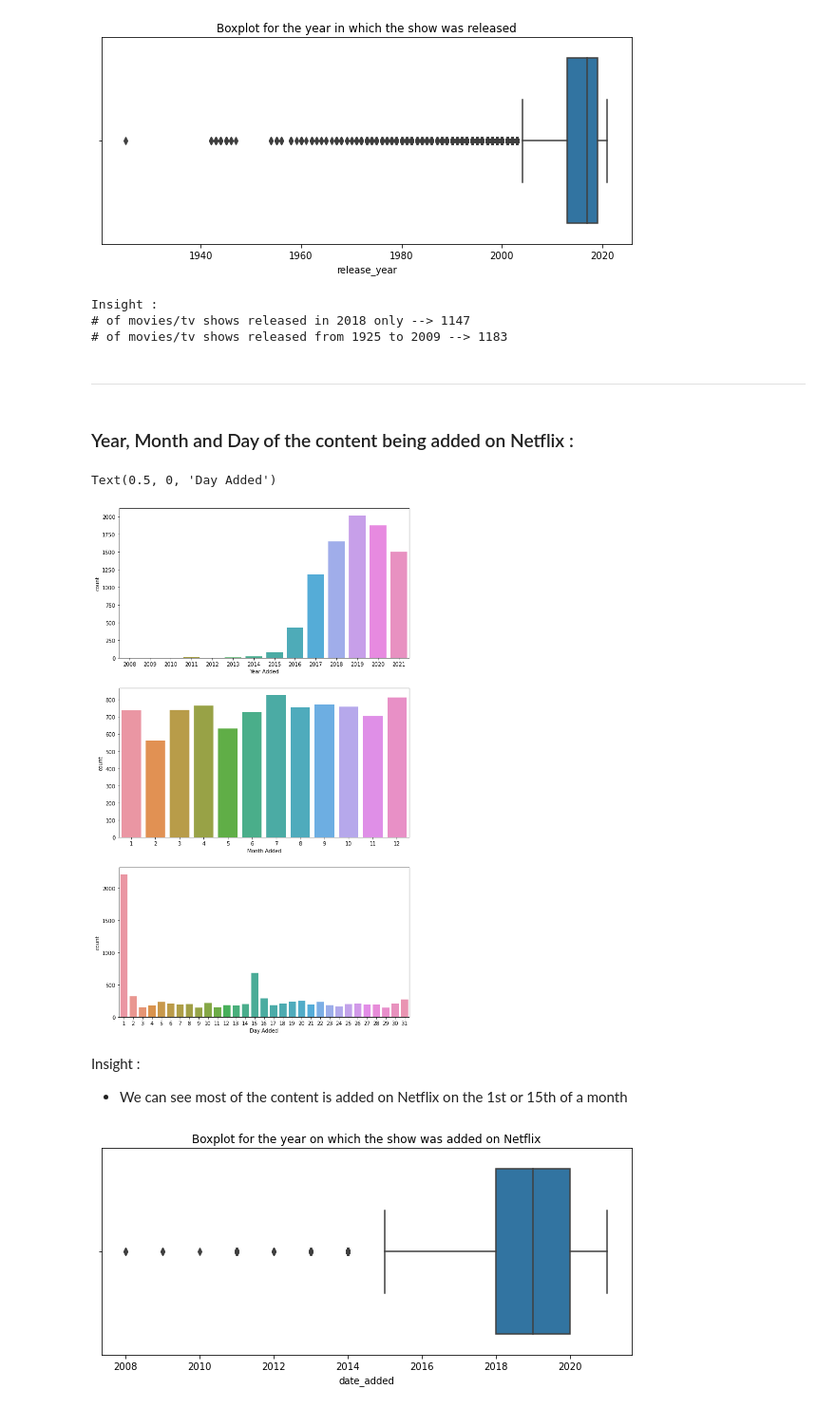
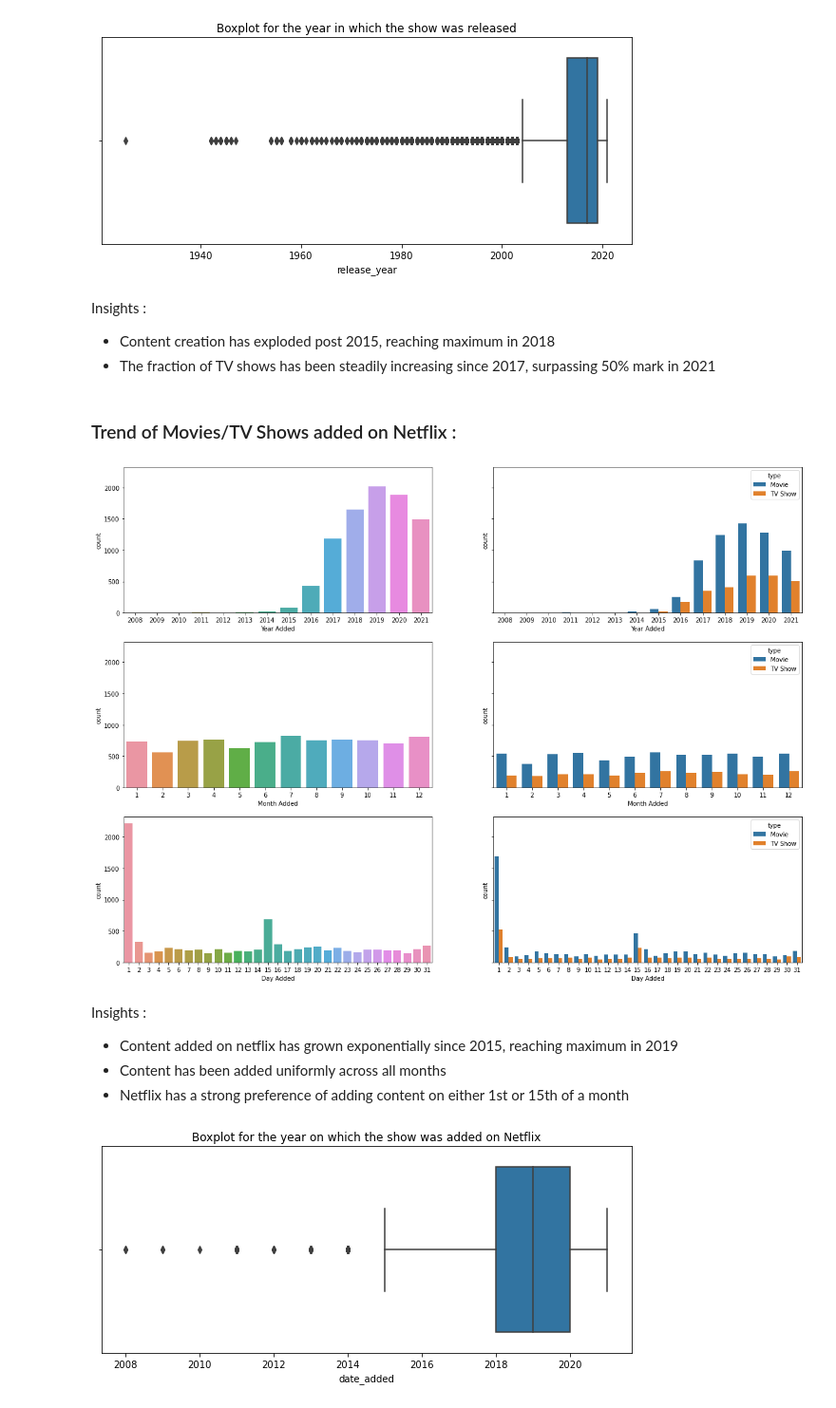
Before and after one commit to raunak536/netflix-eda, a Jupyter notebook: 1. Netflix EDA.ipynb, the cells around one changed output. Shown at 95% size. Cells and saved outputs as stored; diff of their text form; code cells hidden in the pictures.

```diff
--- a/1. Netflix EDA.ipynb
+++ b/1. Netflix EDA.ipynb
@@ -110,32 +155,35 @@ g.set_title('Boxplot for the year in which the show was released')
 print()
 # %% [output]
 [figure]
-# %%
-print('Insight :')
-print(f'# of movies/tv shows released in 2018 only --> {(df["release_year"]==2018).sum()}')
-print(f'# of movies/tv shows released from 1925 to 2009 --> {(df["release_year"]<2009).sum()}')
-# %% [output]
-Insight :
-# of movies/tv shows released in 2018 only --> 1147
-# of movies/tv shows released from 1925 to 2009 --> 1183
-# %% [markdown]
-----
-# %% [markdown]
-### Year, Month and Day of the content being added on Netflix :
+# %% [markdown]
+Insights :
+- Content creation has exploded post 2015, reaching maximum in 2018
+- The fraction of TV shows has been steadily increasing since 2017, surpassing 50% mark in 2021
+# %% [markdown]
+### Trend of Movies/TV Shows added on Netflix : <a class='anchor' id='toc4.2'></a>
 # %%
-fig,ax = plt.subplots(3,1,figsize=(10,18))
-sns.countplot(df['date_added'].dt.year.dropna().astype(int),ax=ax[0])
-ax[0].set_xlabel('Year Added')
-sns.countplot(df['date_added'].dt.month.dropna().astype(int),ax=ax[1])
-ax[1].set_xlabel('Month Added')
-sns.countplot(df['date_added'].dt.day.dropna().astype(int),ax=ax[2])
-ax[2].set_xlabel('Day Added')
+fig,ax = plt.subplots(3,2,figsize=(20,15), sharey=True)
+sns.countplot(df['date_added'].dt.year.dropna().astype(int),ax=ax[0][0])
+ax[0][0].set_xlabel('Year Added')
+sns.countplot(df['date_added'].dt.month.dropna().astype(int),ax=ax[1][0])
+ax[1][0].set_xlabel('Month Added')
+sns.countplot(df['date_added'].dt.day.dropna().astype(int),ax=ax[2][0])
+ax[2][0].set_xlabel('Day Added')
+
+sns.countplot(df['date_added'].dt.year.dropna().astype(int),ax=ax[0][1],hue=df['type'])
+ax[0][1].set_xlabel('Year Added')
+sns.countplot(df['date_added'].dt.month.dropna().astype(int),ax=ax[1][1],hue=df['type'])
+ax[1][1].set_xlabel('Month Added')
+sns.countplot(df['date_added'].dt.day.dropna().astype(int),ax=ax[2][1],hue=df['type'])
+ax[2][1].set_xlabel('Day Added')
+print()
 # %% [output]
-Text(0.5, 0, 'Day Added')
-[figure, old version]
+[figure, new version]
-# %% [markdown]
-Insight :
-- We can see most of the content is added on Netflix on the 1st or 15th of a month
+# %% [markdown]
+Insights :
+- Content added on netflix has grown exponentially since 2015, reaching maximum in 2019
+- Content has been added uniformly across all months
+- Netflix has a strong preference of adding content on either 1st or 15th of a month
 # %%
 plt.rcParams['figure.figsize'] = 10,4
 g = sns.boxplot(df['date_added'].dt.year)
```
Also changed, not shown: parts of 53 cells of this notebook, 1 other file.
